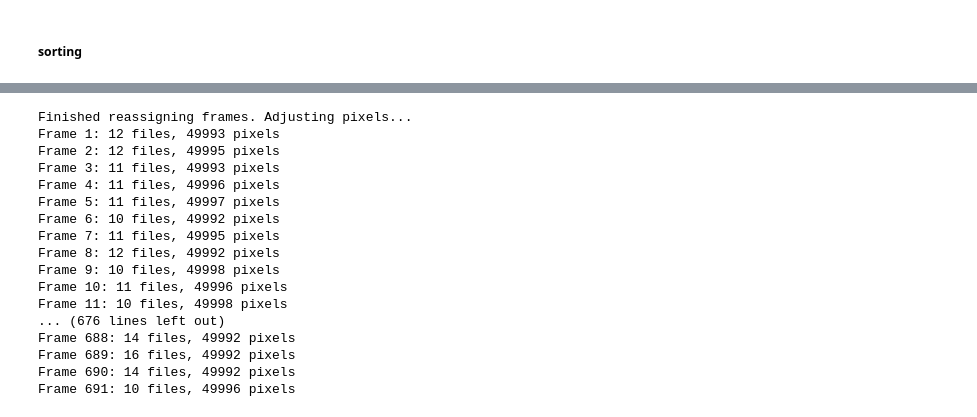
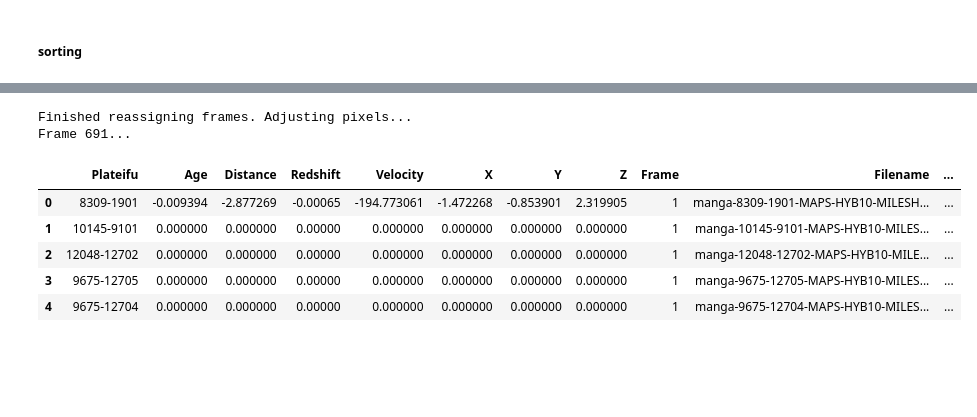
Before and after one commit to emmabacarra/DXARTS481, a Jupyter notebook: Final Project/data_main.ipynb, the cells around one changed output, grey strips where cells are left out. Drawn from its saved outputs; the diff is of its cells as text; code cells hidden in the pictures; blank space fills up the shorter version.

```diff
--- a/Final Project/data_main.ipynb
+++ b/Final Project/data_main.ipynb
@@ -1252,3 +1247,0 @@ def get_pixel_count(file):
-# %%
-for frame, pixels in data_info.groupby("Frame")["Pixels"].sum().items():
-    print(f'Frame {frame}: {pixels} pixels')
@@ -1273,67 +1248,43 @@ Frame 2696: 1764 pixels
 # %%
+data_info = pd.read_csv('sorted_info_data.csv', header=0)
 df = data_info.sort_values(by="Age").reset_index(drop=True)
 
 current_frame = 1
 current_pixel_count = 0
 
+# reallocating frames
 for idx, row in df.iterrows():
 
     if current_pixel_count < 50000:
         df.loc[idx, "Frame"] = current_frame
         current_pixel_count += row['Pixels']
 
     if current_pixel_count >= 50000:
         current_frame += 1
         current_pixel_count = 0
 
 print('Finished reassigning frames. Adjusting pixels...')
 
+# downsizing pixels
 for frame in np.unique(df['Frame']):
     print(f'Frame {frame}...                              ', end='\r')
 
     mask = df['Frame'] == frame
     frame_subset = df[mask]
     sum_pixels = frame_subset['Pixels'].sum()
 
-    '''
-    scale by ratio
-    '''
     percents = frame_subset['Pixels'] / sum_pixels
     df.loc[mask, "Adjusted_Pixels"] = (percents * 50000).astype(int)
+    df.loc[mask, "Adjusted_Length"] = df[mask]['Adjusted_Pixels'].apply(lambda x: int(np.sqrt(x)))
 
-    # if sum_pixels < 50000:
-    #     print(f'Warning: Frame {frame} ({len(frame_subset)} files) has {sum_pixels} pixels.')
-
-    # if sum_pixels >= 50000:
-    #     scaling_factor = min(1, 50000 / sum_pixels)
-    #     df.loc[mask, "Adjusted_Pixels"] = (frame_subset["Pixels"] * scaling_factor).astype(int)
-
-    # adjusted_sum = df.loc[mask, "Adjusted_Pixels"].sum()
-    # diff = 50000 - adjusted_sum
-
-    # while diff > 0: # scale down the largest pixel counts if the sum is still greater than 50,000
-    #     sorted_indices = df.loc[mask].sort_values("Pixels", ascending=False).index
-    #     df.loc[sorted_indices[:abs(diff)], "Adjusted_Pixels"] -= 1
-    #     diff = 50000 - df.loc[mask, "Adjusted_Pixels"].sum()
-    #     print(f'Frame {frame}: {diff} pixels left to adjust...                  ', end='\r')
-
-for frame, pixels in df.groupby("Frame")["Adjusted_Pixels"].sum().items():
-    print(f'Frame {frame}: {len(df[df["Frame"] == frame])} files, {pixels} pixels')
+df.to_csv('adjusted_info_data.csv', index=False)
+df.head()
 # %% [output]
 Finished reassigning frames. Adjusting pixels...
-Frame 1: 12 files, 49993 pixels
-Frame 2: 12 files, 49995 pixels
-Frame 3: 11 files, 49993 pixels
-Frame 4: 11 files, 49996 pixels
-Frame 5: 11 files, 49997 pixels
-Frame 6: 10 files, 49992 pixels
-Frame 7: 11 files, 49995 pixels
-Frame 8: 12 files, 49992 pixels
-Frame 9: 10 files, 49998 pixels
-Frame 10: 11 files, 49996 pixels
-Frame 11: 10 files, 49998 pixels
-... (676 lines left out)
-Frame 688: 14 files, 49992 pixels
-Frame 689: 16 files, 49992 pixels
-Frame 690: 14 files, 49992 pixels
-Frame 691: 10 files, 49996 pixels
+Frame 691...
+|  | Plateifu | Age | Distance | Redshift | Velocity | X | Y | Z | Frame | Filename | ... |
+| 0 | 8309-1901 | -0.009394 | -2.877269 | -0.00065 | -194.773061 | -1.472268 | -0.853901 | 2.319905 | 1 | manga-8309-1901-MAPS-HYB10-MILESH... | ... |
+| 1 | 10145-9101 | 0.000000 | 0.000000 | 0.00000 | 0.000000 | 0.000000 | 0.000000 | 0.000000 | 1 | manga-10145-9101-MAPS-HYB10-MILES... | ... |
+| 2 | 12048-12702 | 0.000000 | 0.000000 | 0.00000 | 0.000000 | 0.000000 | 0.000000 | 0.000000 | 1 | manga-12048-12702-MAPS-HYB10-MILE... | ... |
+| 3 | 9675-12705 | 0.000000 | 0.000000 | 0.00000 | 0.000000 | 0.000000 | 0.000000 | 0.000000 | 1 | manga-9675-12705-MAPS-HYB10-MILES... | ... |
+| 4 | 9675-12704 | 0.000000 | 0.000000 | 0.00000 | 0.000000 | 0.000000 | 0.000000 | 0.000000 | 1 | manga-9675-12704-MAPS-HYB10-MILES... | ... |
```
Also changed, not shown: parts of 14 cells of this notebook, 39 other files.
